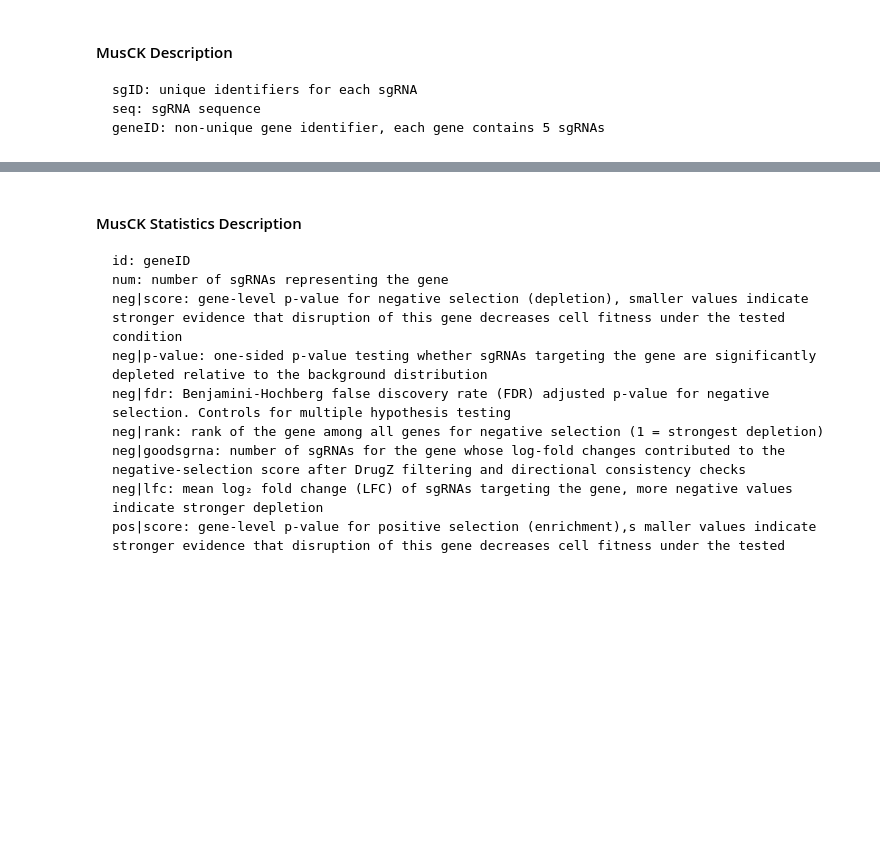
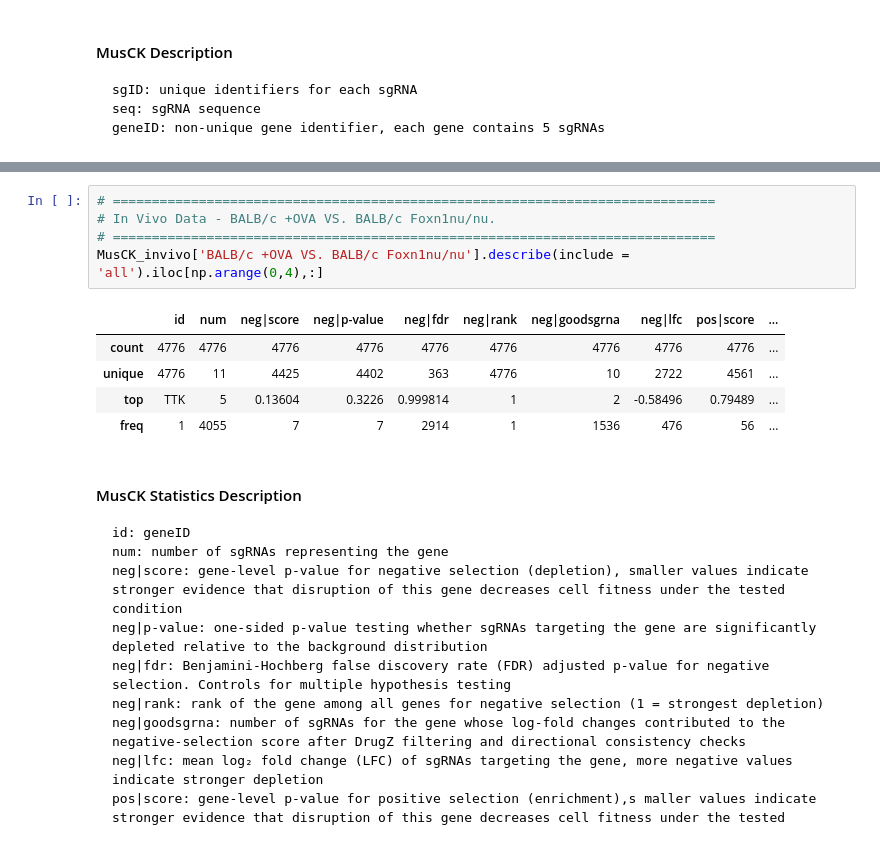
Before and after one commit to AWEyre7147/mouse-crispr-cop1-cell2021-replication, a Jupyter notebook: notebooks/Cop1-E3ligase-2021.ipynb, the cells around one changed output, grey strips where cells are left out. Cells and saved outputs as stored; diff of their text form; blank space fills up the shorter version.

```diff
--- a/notebooks/Cop1-E3ligase-2021.ipynb
+++ b/notebooks/Cop1-E3ligase-2021.ipynb
@@ -173,3 +164,14 @@ MusCK_BOvB.describe()
+# %%
+# =============================================================================
+# In Vivo Data - BALB/c +OVA VS. BALB/c Foxn1nu/nu.
+# =============================================================================
+MusCK_invivo['BALB/c +OVA VS. BALB/c Foxn1nu/nu'].describe(include = 'all').iloc[np.arange(0,4),:]
+# %% [output]
+|  | id | num | neg|score | neg|p-value | neg|fdr | neg|rank | neg|goodsgrna | neg|lfc | pos|score | ... |
+| count | 4776 | 4776 | 4776 | 4776 | 4776 | 4776 | 4776 | 4776 | 4776 | ... |
+| unique | 4776 | 11 | 4425 | 4402 | 363 | 4776 | 10 | 2722 | 4561 | ... |
+| top | TTK | 5 | 0.13604 | 0.3226 | 0.999814 | 1 | 2 | -0.58496 | 0.79489 | ... |
+| freq | 1 | 4055 | 7 | 7 | 2914 | 1 | 1536 | 476 | 56 | ... |
 # %% [markdown]
 #### MusCK Statistics Description
 
```
Also changed, not shown: parts of 18 cells of this notebook.
